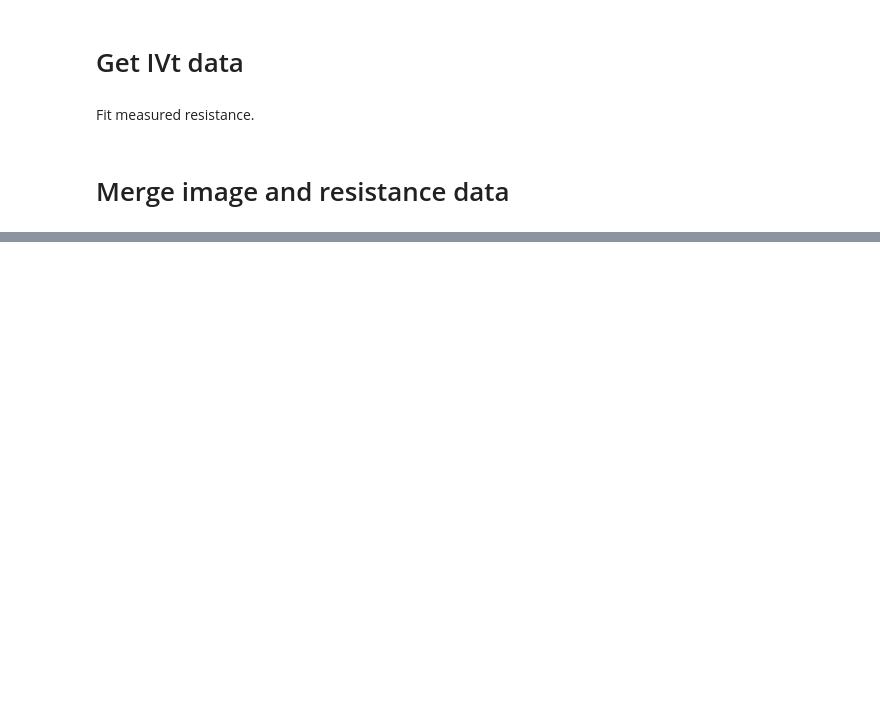
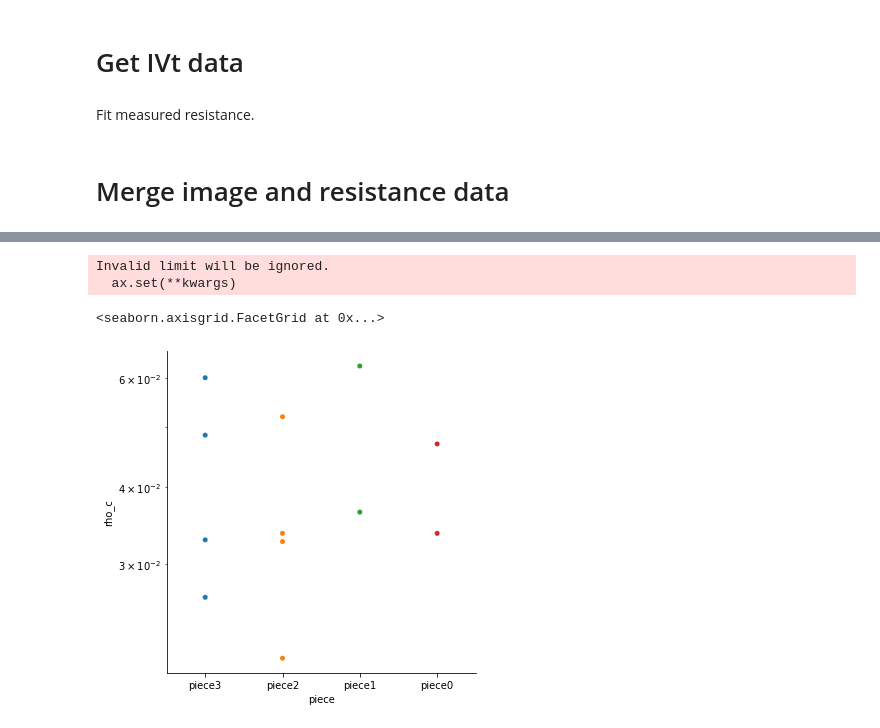
Before and after one commit to peltBartvan/msc-thesis, a Jupyter notebook: scripts/rho_c_data.ipynb, the cells around one changed output, grey strips where cells are left out. Drawn from its saved outputs; the diff is of its cells as text; code cells hidden in the pictures; blank space fills up the shorter version.

```diff
--- a/scripts/rho_c_data.ipynb
+++ b/scripts/rho_c_data.ipynb
@@ -93,0 +99,23 @@ NameError: name 'full_df' is not defined
+# %%
+p = sns.catplot(
+    data = (df
+            #.assign(lbl = lambda data: pd.Series(list(zip(data.anneal, data.doping, data.substrate))).astype(pd.CategoricalDtype())),
+            .assign(lbl = lambda d: d.substrate.str.cat(others = [d.doping, d.anneal], sep = ' '))
+            .query('doping == "r96" and substrate == "pSi" and anneal == "500C"')
+           ),
+    x = 'piece',
+    y = 'rho_c',
+    #hue = 'piece',
+    # col = 'substrate',
+    kind = 'swarm',
+)
+
+p.set(
+    yscale = 'log',
+    ylim = [0, None],
+)
+# %% [output]
+Invalid limit will be ignored.
+  ax.set(**kwargs)
+<seaborn.axisgrid.FacetGrid at 0x...>
+[figure, added]
```
Also changed, not shown: parts of 7 cells of this notebook, 6 other files.
